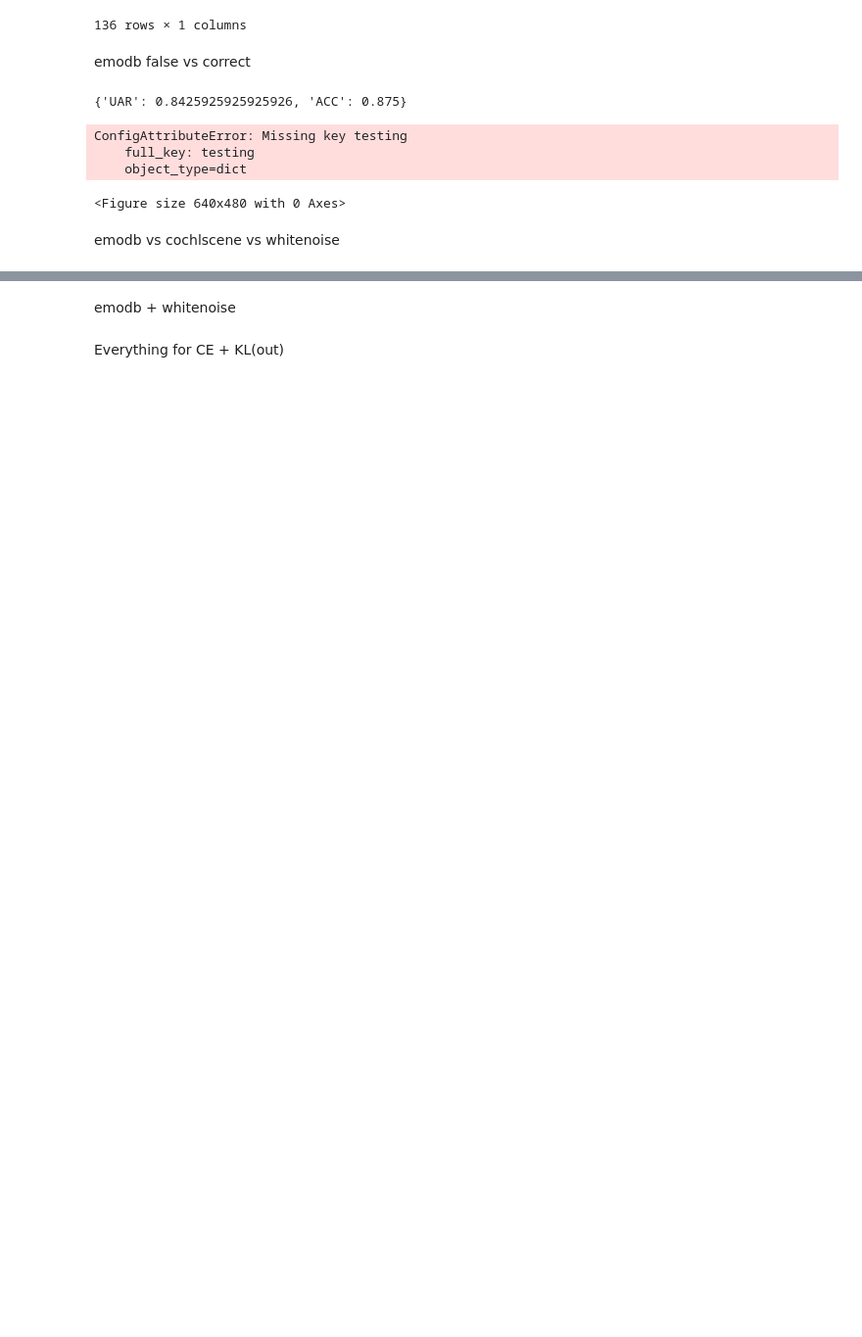
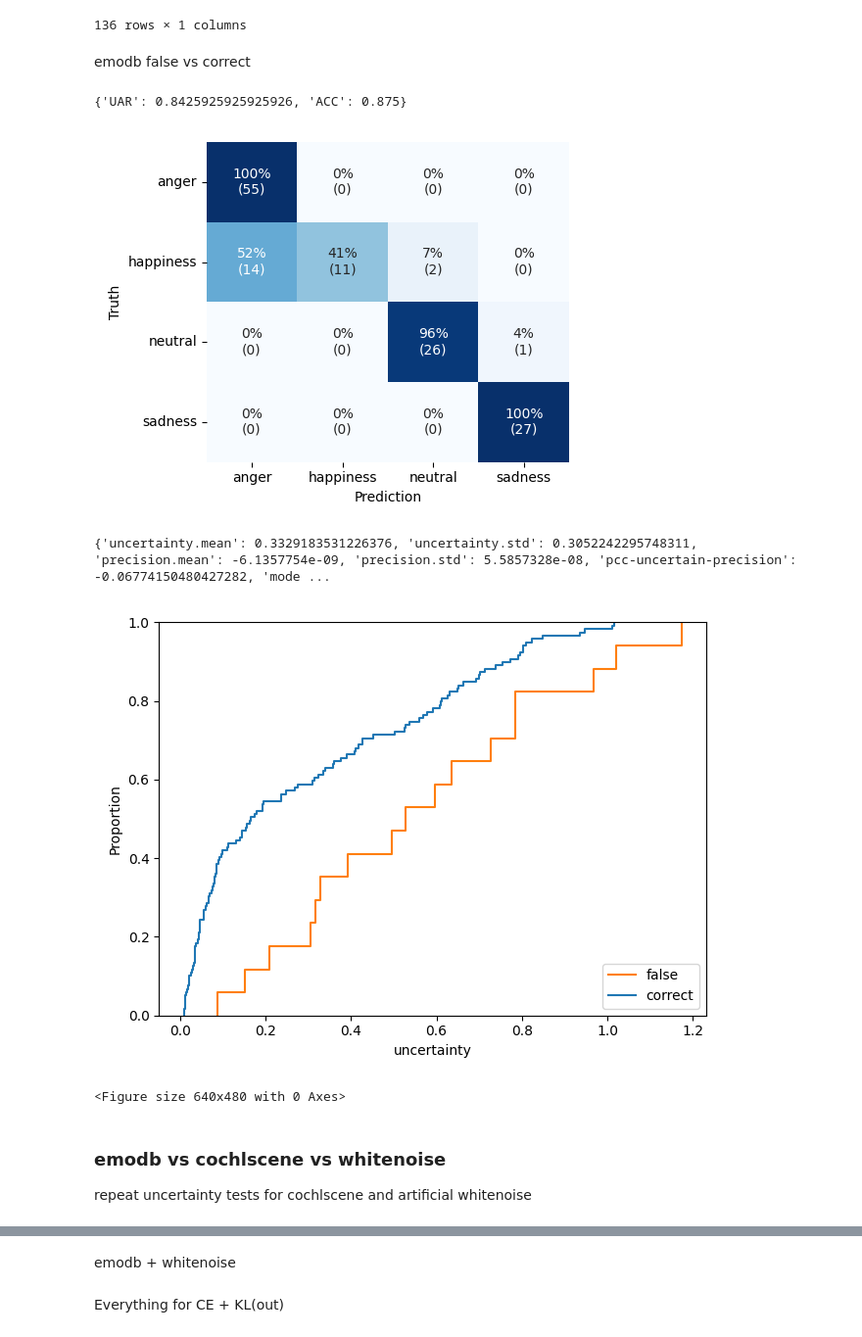
Before and after one commit to audeering/ser-uncertainty-quantification, a Jupyter notebook: src/notebook.ipynb, the cells around one changed output, grey strips where cells are left out. Shown at 98% size. Cells and saved outputs as stored; diff of their text form; code cells hidden in the pictures; blank space fills up the shorter version.

```diff
--- a/src/notebook.ipynb
+++ b/src/notebook.ipynb
@@ -96,15 +125,20 @@ Cache: /cache/audb/emodb/1.4.1/fe182b91
 emodb false vs correct
 # %%
 from evaluation.tests import test_categorical, test_uncertainty
-results = test_categorical(df_true, categorical_predictions, predict_func, "test", conf.test, conf)
+from IPython.display import Image, display
+results = test_categorical(df_true, categorical_predictions, predict_func, pre_training_loss, conf.test, conf)
 print(results)
-results = test_uncertainty(df_true, categorical_predictions, predict_func, "test", conf.test, conf)
+display(Image(notebook_results + '/' + pre_training_loss + '.cm.png'))
+results = test_uncertainty(df_true, categorical_predictions, predict_func, pre_training_loss, conf.test, conf)
 print(results)
+display(Image(notebook_results + '/' + pre_training_loss + '.png'))
 # %% [output]
 {'UAR': 0.8425925925925926, 'ACC': 0.875}
+[figure, added]
-ConfigAttributeError: Missing key testing
-    full_key: testing
-    object_type=dict
+{'uncertainty.mean': 0.3329183531226376, 'uncertainty.std': 0.3052242295748311, 'precision.mean': -6.1357754e-09, 'precision.std': 5.5857328e-08, 'pcc-uncertain-precision': -0.06774150480427282, 'mode ...
+[figure, added]
 <Figure size 640x480 with 0 Axes>
-# %% [markdown]
-emodb vs cochlscene vs whitenoise
+# %% [markdown]
+### emodb vs cochlscene vs whitenoise
+
+repeat uncertainty tests for cochlscene and artificial whitenoise
```
Also changed, not shown: parts of 5 cells of this notebook, 2 other files.
